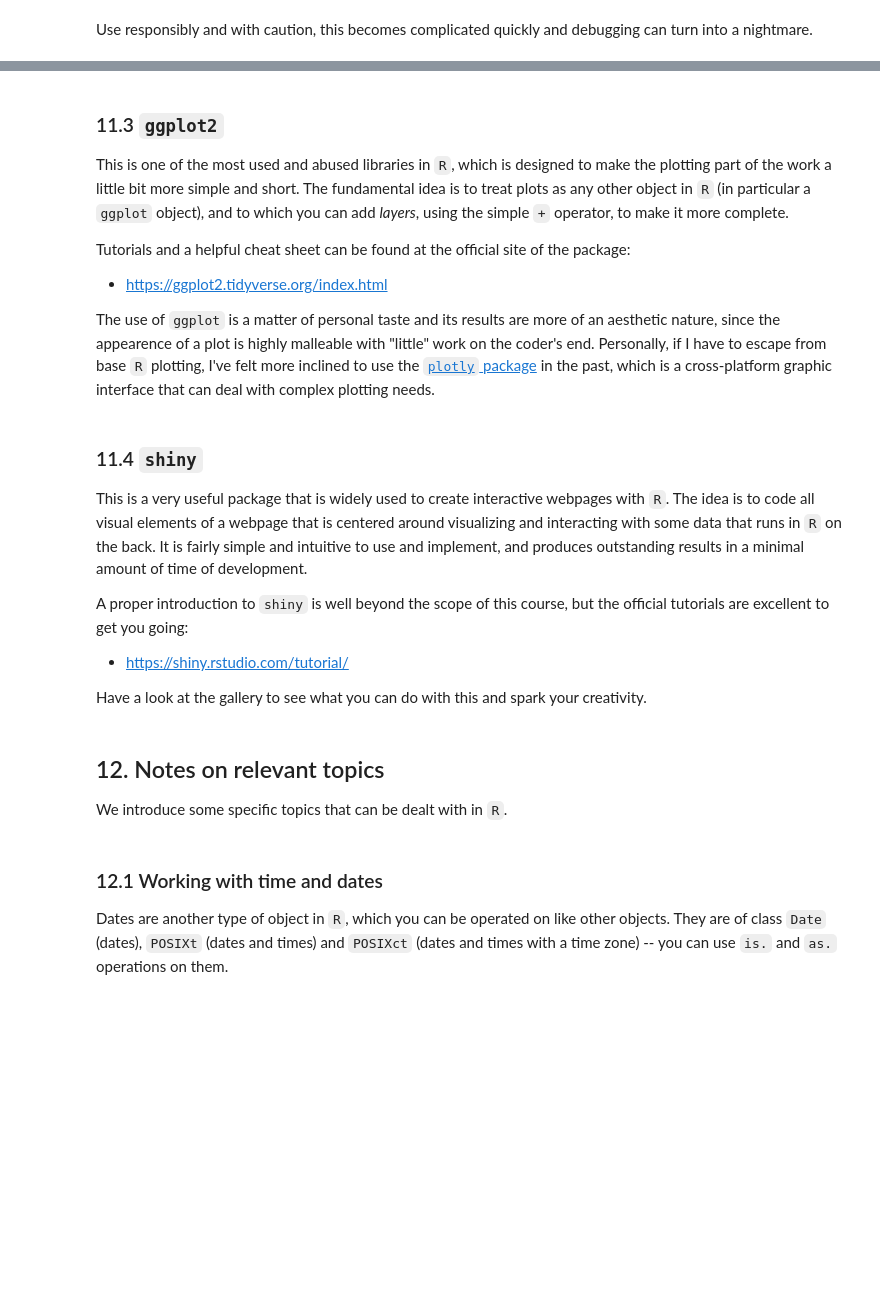
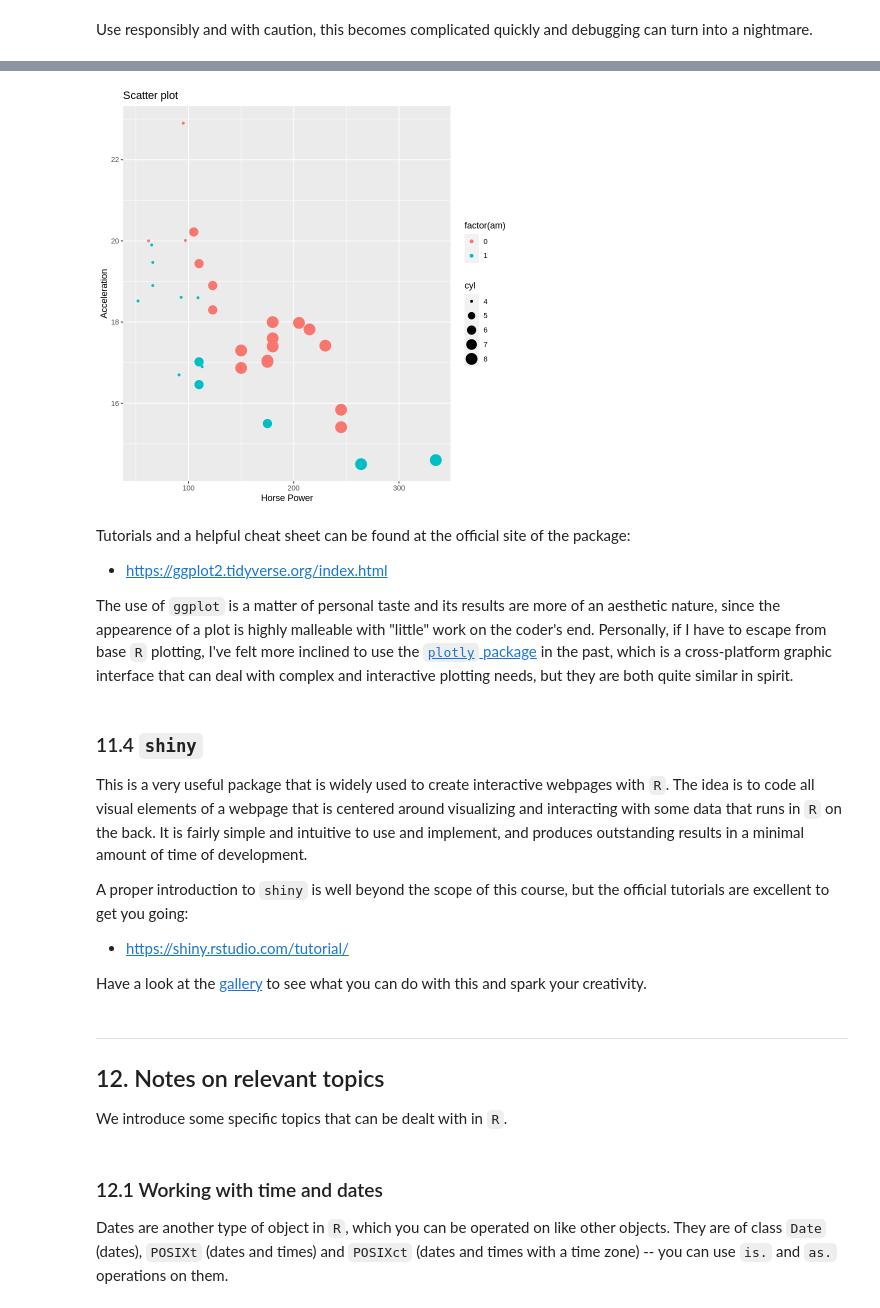
Before and after one commit to mtorrens/bse_comp_bootcamp, a Jupyter notebook: R1.ipynb, the cells around one changed output, grey strips where cells are left out. Cells and saved outputs as stored; diff of their text form; code cells hidden in the pictures; blank space fills up the shorter version.

```diff
--- a/R1.ipynb
+++ b/R1.ipynb
@@ -1303,13 +1334,17 @@ You can follow the official [*vignette*](https://cran.r-project.org/web/packages
+# %%
+# We use now colour and size parameters using other features
+library(ggplot2)
+ggplot(data = mtcars, aes(x = hp, y = qsec, size = cyl)) +  # variables "hp" on x-axis, "qsec" on y-axis,
+  geom_point(aes(col = factor(am))) +  # Color of the dot (Type of car: automatic or manual)
+  ggtitle('Scatter plot') + ylab('Acceleration') + xlab('Horse Power')
+# %% [output]
+[figure, added]
 # %% [markdown]
-### 11.3 `ggplot2`
-
-This is one of the most used and abused libraries in `R`, which is designed to make the plotting part of the work a little bit more simple and short. The fundamental idea is to treat plots as any other object in `R` (in particular a `ggplot` object), and to which you can add *layers*, using the simple `+` operator, to make it more complete.
-
 Tutorials and a helpful cheat sheet can be found at the official site of the package:
 
 *   https://ggplot2.tidyverse.org/index.html
 
-The use of `ggplot` is a matter of personal taste and its results are more of an aesthetic nature, since the appearence of a plot is highly malleable with "little" work on the coder's end. Personally, if I have to escape from base `R` plotting, I've felt more inclined to use the [`plotly` package](https://plotly.com/r/) in the past, which is a cross-platform graphic interface that can deal with complex plotting needs.
+The use of `ggplot` is a matter of personal taste and its results are more of an aesthetic nature, since the appearence of a plot is highly malleable with "little" work on the coder's end. Personally, if I have to escape from base `R` plotting, I've felt more inclined to use the [`plotly` package](https://plotly.com/r/) in the past, which is a cross-platform graphic interface that can deal with complex and interactive plotting needs, but they are both quite similar in spirit.
 # %% [markdown]
 ### 11.4 `shiny`
 
@@ -1319,8 +1354,9 @@ A proper introduction to `shiny` is well beyond the scope of this course, but th
 
 *   https://shiny.rstudio.com/tutorial/
 
-Have a look at the gallery to see what you can do with this and spark your creativity.
+Have a look at the [gallery](https://shiny.rstudio.com/gallery/) to see what you can do with this and spark your creativity.
 # %% [markdown]
+---
 ## 12. Notes on relevant topics
 
 We introduce some specific topics that can be dealt with in `R`.
```
Also changed, not shown: parts of 21 cells of this notebook, 1 other file.
